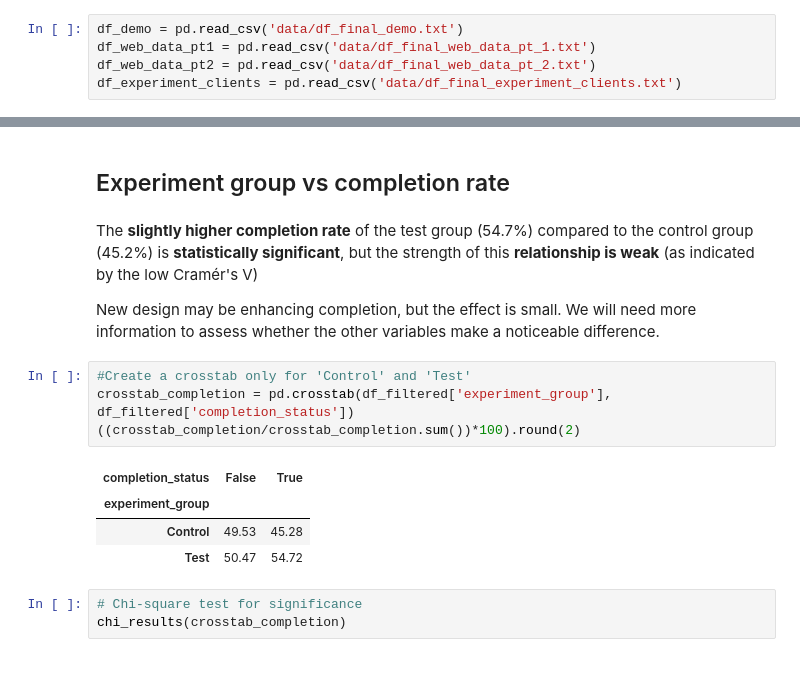
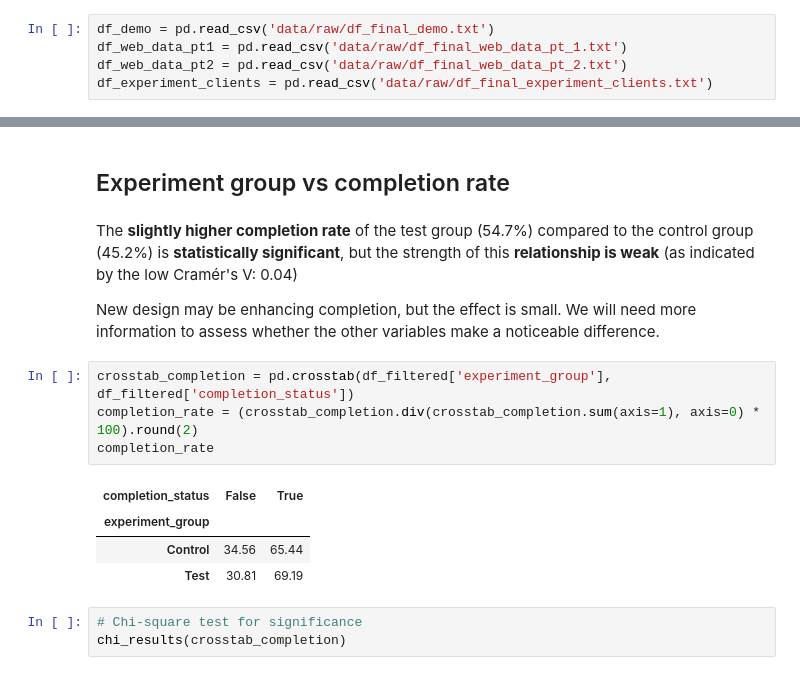
Before and after one commit to almudenaolg/Vanguard-AB-Test-Analysis, a Jupyter notebook: exploratory.ipynb, the cells around one changed output, grey strips where cells are left out. Drawn from its saved outputs; the diff is of its cells as text.

```diff
--- a/exploratory.ipynb
+++ b/exploratory.ipynb
@@ -14,10 +14,10 @@ from functions import *
 %reload_ext autoreload
 %autoreload 2
 # %%
-df_demo = pd.read_csv('data/df_final_demo.txt')
-df_web_data_pt1 = pd.read_csv('data/df_final_web_data_pt_1.txt')
-df_web_data_pt2 = pd.read_csv('data/df_final_web_data_pt_2.txt')
-df_experiment_clients = pd.read_csv('data/df_final_experiment_clients.txt')
+df_demo = pd.read_csv('data/raw/df_final_demo.txt')
+df_web_data_pt1 = pd.read_csv('data/raw/df_final_web_data_pt_1.txt')
+df_web_data_pt2 = pd.read_csv('data/raw/df_final_web_data_pt_2.txt')
+df_experiment_clients = pd.read_csv('data/raw/df_final_experiment_clients.txt')
 # %% [markdown]
 2. **Join the web data**
 
@@ -580,18 +590,18 @@ df_completed = df_filtered[df_filtered['completion_status'] == True]
 # %% [markdown]
 ## Experiment group vs completion rate
 # %% [markdown]
-The **slightly higher completion rate** of the test group (54.7%) compared to the control group (45.2%) is **statistically significant**, but the strength of this **relationship is weak** (as indicated by the low Cramér's V)
+The **slightly higher completion rate** of the test group (54.7%) compared to the control group (45.2%) is **statistically significant**, but the strength of this **relationship is weak** (as indicated by the low Cramér's V: 0.04)
 
 New design may be enhancing completion, but the effect is small. We will need more information to assess whether the other variables make a noticeable difference.
 # %%
-#Create a crosstab only for 'Control' and 'Test'
 crosstab_completion = pd.crosstab(df_filtered['experiment_group'], df_filtered['completion_status'])
-((crosstab_completion/crosstab_completion.sum())*100).round(2)
+completion_rate = (crosstab_completion.div(crosstab_completion.sum(axis=1), axis=0) * 100).round(2)
+completion_rate
 # %% [output]
 | completion_status | False | True |
 | experiment_group |  |  |
-| Control | 49.53 | 45.28 |
-| Test | 50.47 | 54.72 |
+| Control | 34.56 | 65.44 |
+| Test | 30.81 | 69.19 |
 # %%
 # Chi-square test for significance
 chi_results(crosstab_completion)
```
Also changed, not shown: parts of 18 cells of this notebook, 11 other files.
